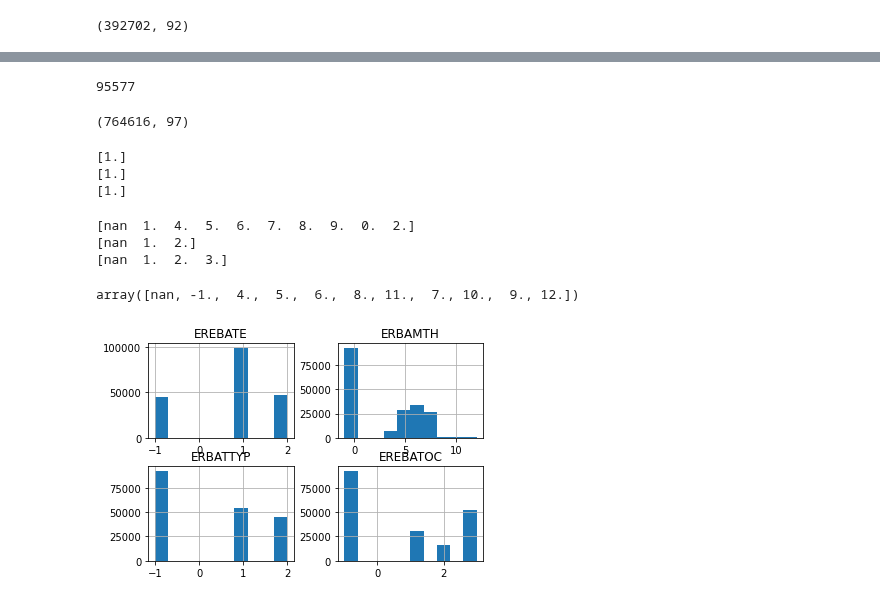
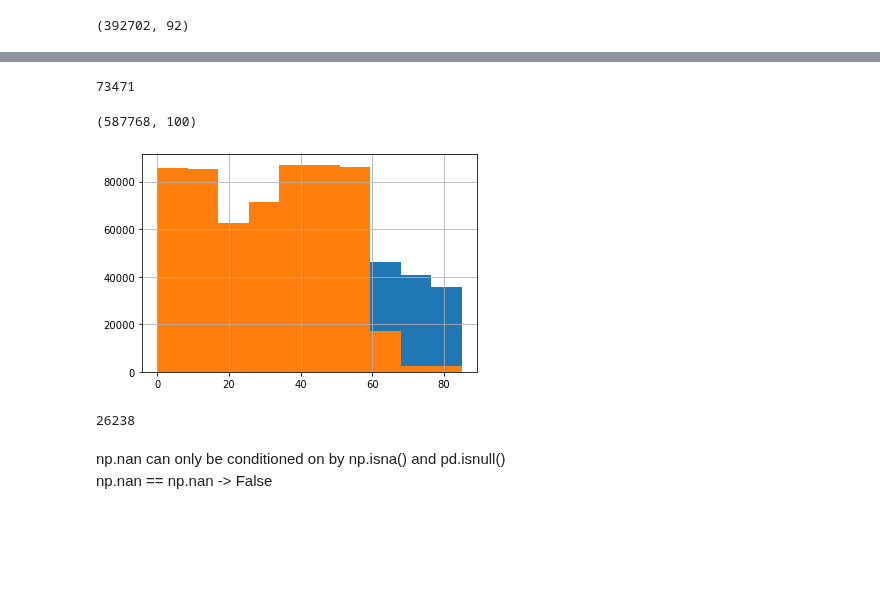
Before and after one commit to MaxDerWeber/MasterThesis, a Jupyter notebook: Data.ipynb, the cells around one changed output, grey strips where cells are left out. Drawn from its saved outputs; the diff is of its cells as text; code cells hidden in the pictures; blank space fills up the shorter version.

Commit message:
Subset age group implemented.

```diff
--- a/Data.ipynb
+++ b/Data.ipynb
@@ -128,5 +125,5 @@ df.head()
 # %%
 df = pd.read_csv('/Users/maxweber/Desktop/DataMasterThesis/full_sipp.csv')
-
+df.drop('Unnamed: 0', inplace = True, axis=1)
 df.shape
 # %% [output]
@@ -192,17 +131,31 @@ df[clmn_labor].describe()
 # %%
 df['pp'] = df.groupby(['SSUID','EPPPNUM']).ngroup()
-len(df['pp'].unique()) #95577 unique
-pp_count = df.groupby(['pp']).size()
+df.set_index('pp', drop= True, inplace = True)
+print(len(df.index.unique())) #95577 unique
+pp_count = df.groupby(['pp'], as_index=False).size() # columns: pp and size
+df = df.merge(pp_count, how = 'outer', on = 'pp')
+df = df[df['size']== 8]
+df.drop('size', axis=1, inplace = True)
 
-df = df.merge(pp_count.rename('pp_count'), how = 'outer', left_on = 'pp', right_index = True)
-df = df[df['pp_count']== 8]
-
-print(len(df['pp'].unique())) #  N = 22998 as in figure 1 (results) Powell(2020) (dropped ~4k)
 df.shape # 764.616 from 814.613 before
 # %% [output]
-95577
+73471
-(764616, 97)
+(587768, 100)
 # %%
 #Powell: I require the head of the household to be between 25 and 60 years old
 # EHREFPER = EPPPNUM and TAGE => 25 and TAGE <= 60 (this can be optimized by looking at first or last month of observed timeframe)
 df['TAGE'].describe()
+min_tage = df.groupby(df.index)['TAGE'].min().rename('min_tage')
+max_tage = df.groupby(df.index)['TAGE'].max().rename('max_tage')
+
+df = df.merge(min_tage, how = 'left', left_index = True, right_index = True)
+df = df.merge(max_tage, how = 'left', left_index = True, right_index = True)
+
+ssuids_age = df[(df['EHREFPER'] == df['EPPPNUM']) & (df['min_tage']>= 25)  & (df['max_tage'] <= 60)]['SSUID'].unique()
+
+df[~df['SSUID'].isin(ssuids_age)]['TAGE'].hist()
+df[df['SSUID'].isin(ssuids_age)]['TAGE'].hist()
+df = df[df['SSUID'].isin(ssuids_age)]
+# seems reasonable. next step is to aggregate to houshold level to further reduce #of HH
+# %% [output]
+[figure, added]
@@ -211,38 +162,4 @@ df['TAGE'].describe()
-# %%
-# correct the dummy variables; 2->0  and -1 -> np.NaN
-df['EREBATE'].replace(2, 0, inplace = True)
-df['EREBATE'].isna().sum() # 610446 - is the topical module joined only to one row or are indeed 610k houshold nan in rebate?
-
-print(df[df['EREBATE'] == 0]['ERBAMTH'].unique())
-print(df[df['EREBATE'] == 0]['ERBATTYP'].unique())
-print(df[df['EREBATE'] == 0]['EREBATOC'].unique())
-# %% [output]
-[1.]
-[1.]
-[1.]
-# %%
-# if erebate = 0 -> ERBAMTH, ERBATTYP and EREBATOC need to be nan
-def clean_norebate(erebate, clmn_to_nan):
-    if erebate == 0:
-       return np.NaN
-    else:
-        return clmn_to_nan
-
-df['ERBAMTH'] = df.apply(lambda x: clean_norebate(x['EREBATE'], x['ERBAMTH']),axis=1)
-# different values to be replaced (-1) -> add the to_replace value to function
-#df['ERBATTYP'] = df.apply(lambda x: clean_norebate(x['EREBATE'], x['ERBATTYP']),axis=1)
-#df['EREBATOC'] = df.apply(lambda x: clean_norebate(x['EREBATE'], x['EREBATOC']),axis=1)
-
-print(df['ERBAMTH'].unique())
-print(df['ERBATTYP'].unique())
-print(df['EREBATOC'].unique())
-# %% [output]
-[nan  1.  4.  5.  6.  7.  8.  9.  0.  2.]
-[nan  1.  2.]
-[nan  1.  2.  3.]
-# %%
-df[['EREBATE','ERBAMTH', 'ERBATTYP', 'EREBATOC']].hist()
-df['ERBAMTH'].unique()
-# %% [output]
-array([nan, -1.,  4.,  5.,  6.,  8., 11.,  7., 10.,  9., 12.])
-[figure, removed]
+# %%
+len(df[df['SSUID'].isin(ssuids_age)]['SSUID'].unique())
+# %% [output]
+26238
@@ -248,0 +175,3 @@ array([nan, -1.,  4.,  5.,  6.,  8., 11.,  7., 10.,  9., 12.])
+# %% [markdown]
+np.nan can only be conditioned on by np.isna() and pd.isnull() <br>
+np.nan == np.nan -> False
```
Also changed, not shown: parts of 15 cells of this notebook.
